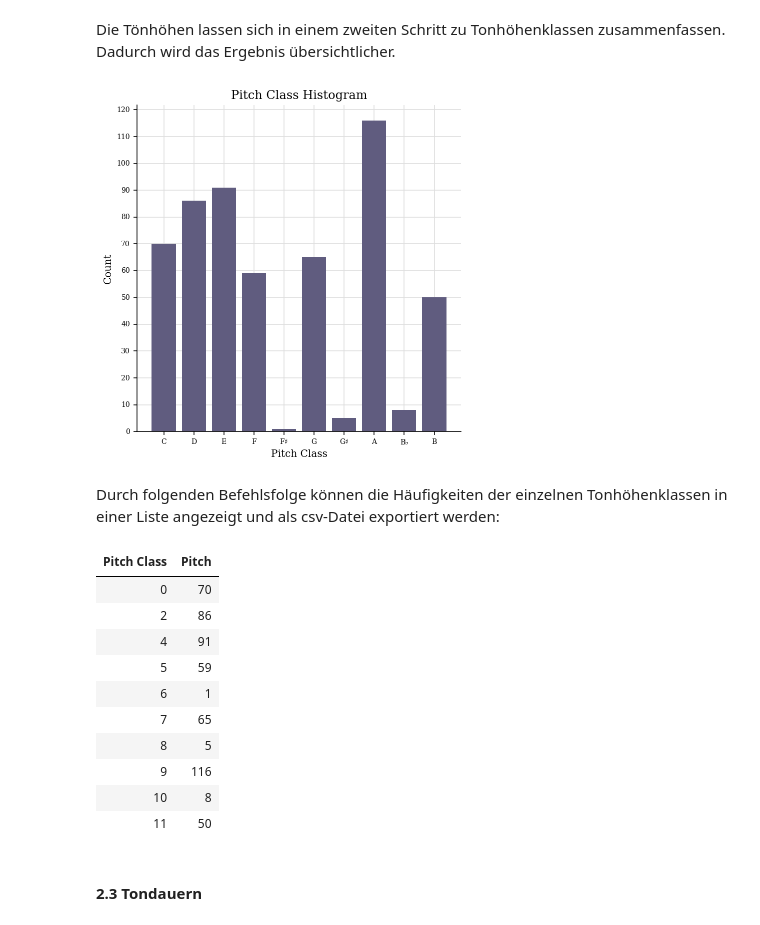
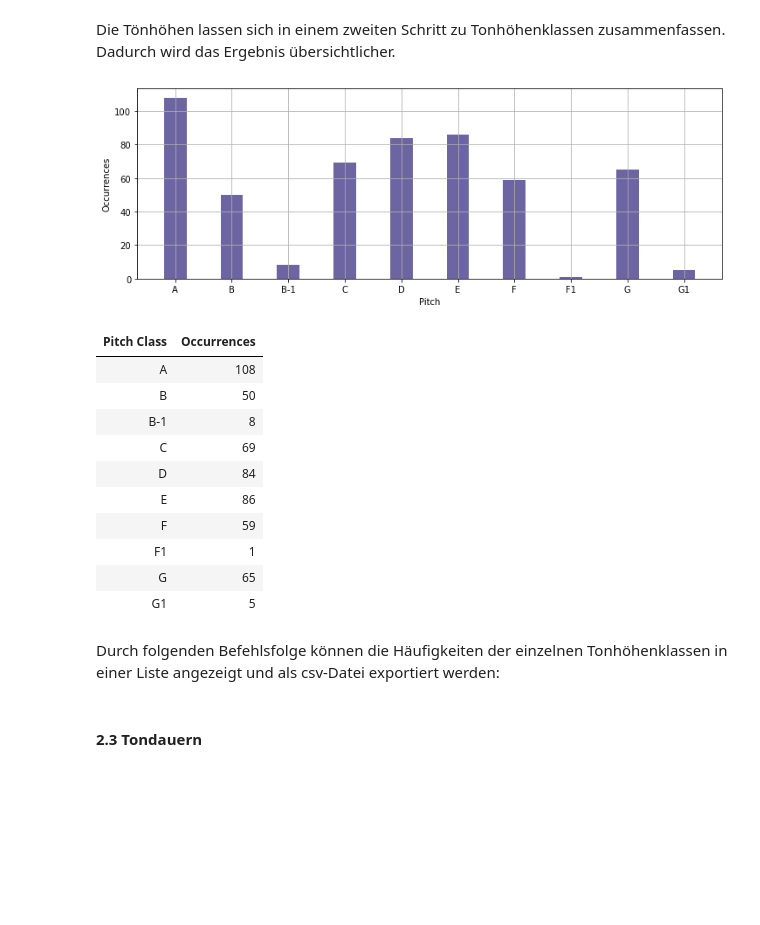
Before and after one commit to Christon-Ragavan/CAMAT, a Jupyter notebook: music_xml_parser/ipynb/Jupyter_Noten_Basics_Part2_Statistik-1.ipynb, the cells around one changed output. Drawn from its saved outputs; the diff is of its cells as text; code cells hidden in the pictures; blank space fills up the shorter version.

```diff
--- a/music_xml_parser/ipynb/Jupyter_Noten_Basics_Part2_Statistik-1.ipynb
+++ b/music_xml_parser/ipynb/Jupyter_Noten_Basics_Part2_Statistik-1.ipynb
@@ -177,33 +169,33 @@ export_as_csv(data=notes_nameOctaveCount,
 # %% [markdown]
 Die Tönhöhen lassen sich in einem zweiten Schritt zu Tonhöhenklassen zusammenfassen. Dadurch wird das Ergebnis übersichtlicher.
 # %%
-music.plot('histogram', 'pitchclass')
+
+pitchclass_hist = mp.analyse.pitch_class_histogram(m_df, do_plot=True)
+
+mp.utils.export_as_csv(data=pitchclass_hist,
+                       columns=['Pitch Class', 'Occurrences'],
+                       save_file_name ='pitch_class_hist.csv',
+                       do_save=False,
+                       do_print=True,
+                       do_return_pd=False,
+                       sep=';',
+                       index=False,
+                       header=True)
 # %% [output]
-[figure, old version]
+[figure, new version]
+| Pitch Class | Occurrences |
+| A | 108 |
+| B | 50 |
+| B-1 | 8 |
+| C | 69 |
+| D | 84 |
+| E | 86 |
+| F | 59 |
+| F1 | 1 |
+| G | 65 |
+| G1 | 5 |
 # %% [markdown]
 Durch folgenden Befehlsfolge können die Häufigkeiten der einzelnen Tonhöhenklassen in einer Liste angezeigt und als csv-Datei exportiert werden:
-# %%
-pcCount = analysis.pitchAnalysis.pitchAttributeCount(music, 'pitchClass')
-
-l_pcCount = [[i, pcCount[i]]for i in sorted(pcCount)]
-
-
-export_as_csv(data=l_pcCount,
-                    columns=['Pitch Class', 'Pitch'],
-                    save_at='pcCount.csv',
-                    do_print=True)
-# %% [output]
-| Pitch Class | Pitch |
-| 0 | 70 |
-| 2 | 86 |
-| 4 | 91 |
-| 5 | 59 |
-| 6 | 1 |
-| 7 | 65 |
-| 8 | 5 |
-| 9 | 116 |
-| 10 | 8 |
-| 11 | 50 |
 # %% [markdown]
 #### 2.3 Tondauern
 # %% [markdown]
```
Also changed, not shown: parts of 23 cells of this notebook, 12 other files.
